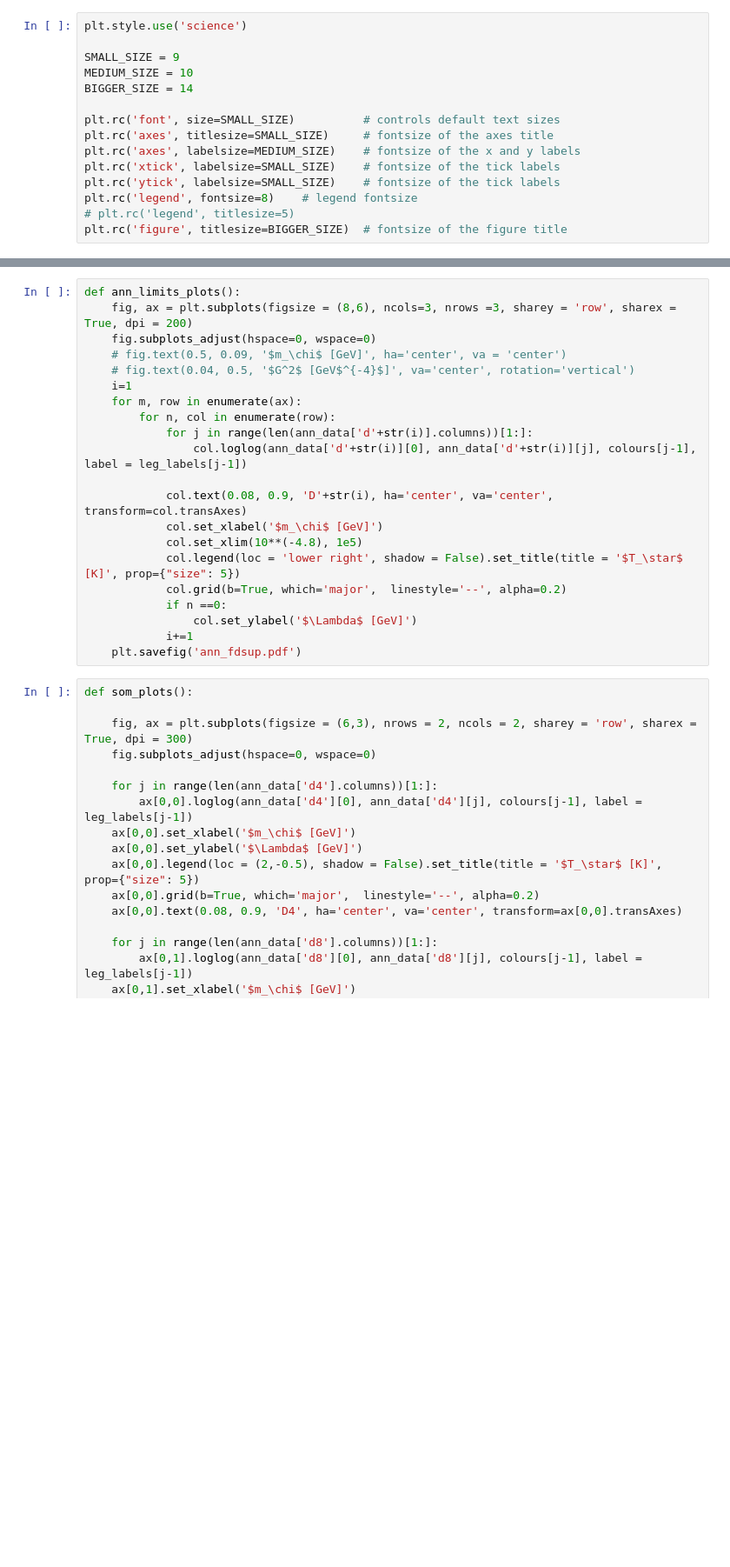
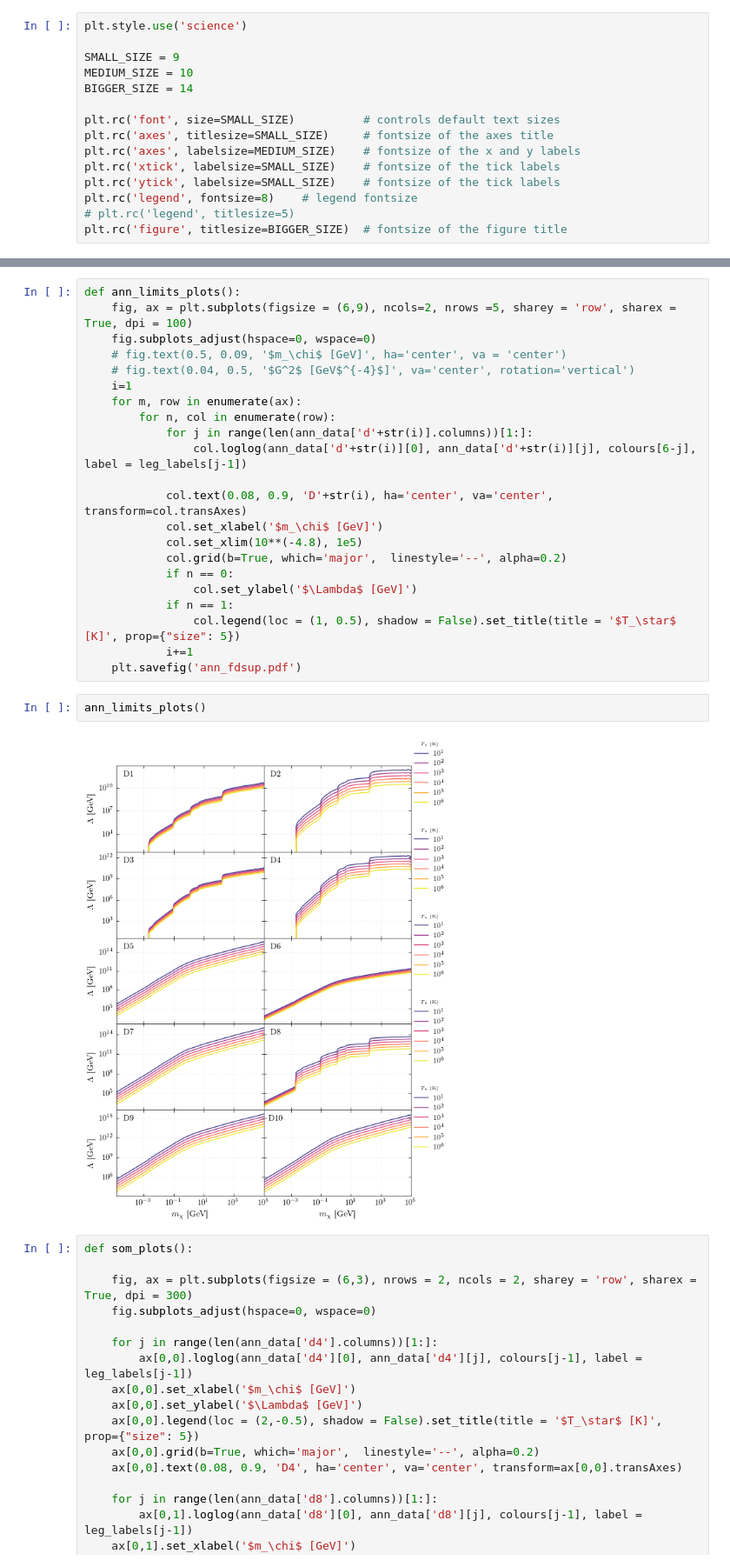
Before and after one commit to mvirgato/Masters, a Jupyter notebook: annihilation/pyAnn.ipynb, the cells around one changed output, grey strips where cells are left out. Shown at 87% size. Cells and saved outputs as stored; diff of their text form; blank space fills up the shorter version.

```diff
--- a/annihilation/pyAnn.ipynb
+++ b/annihilation/pyAnn.ipynb
@@ -40,7 +40,7 @@ for file in files_eq_khfd:
     khfd_data[file.replace('CA_eq_time_AHFD.dat', '')] = pd.read_csv(file, sep="\t", header = None)
 # %%
 def ann_limits_plots():
-    fig, ax = plt.subplots(figsize = (8,6), ncols=3, nrows =3, sharey = 'row', sharex = True, dpi = 200)
+    fig, ax = plt.subplots(figsize = (6,9), ncols=2, nrows =5, sharey = 'row', sharex = True, dpi = 100)
     fig.subplots_adjust(hspace=0, wspace=0)
     # fig.text(0.5, 0.09, '$m_\chi$ [GeV]', ha='center', va = 'center')
     # fig.text(0.04, 0.5, '$G^2$ [GeV$^{-4}$]', va='center', rotation='vertical')
@@ -48,17 +48,22 @@ def ann_limits_plots():
     for m, row in enumerate(ax):
         for n, col in enumerate(row):
             for j in range(len(ann_data['d'+str(i)].columns))[1:]:
-                col.loglog(ann_data['d'+str(i)][0], ann_data['d'+str(i)][j], colours[j-1], label = leg_labels[j-1])
+                col.loglog(ann_data['d'+str(i)][0], ann_data['d'+str(i)][j], colours[6-j], label = leg_labels[j-1])
 
             col.text(0.08, 0.9, 'D'+str(i), ha='center', va='center', transform=col.transAxes)
             col.set_xlabel('$m_\chi$ [GeV]')
             col.set_xlim(10**(-4.8), 1e5)
-            col.legend(loc = 'lower right', shadow = False).set_title(title = '$T_\star$ [K]', prop={"size": 5})
             col.grid(b=True, which='major',  linestyle='--', alpha=0.2)
-            if n ==0:
+            if n == 0:
                 col.set_ylabel('$\Lambda$ [GeV]')
+            if n == 1:
+                col.legend(loc = (1, 0.5), shadow = False).set_title(title = '$T_\star$ [K]', prop={"size": 5})
             i+=1
     plt.savefig('ann_fdsup.pdf')
+# %%
+ann_limits_plots()
+# %% [output]
+[figure, added]
 # %%
 def som_plots():
 
```
Also changed, not shown: parts of 3 cells of this notebook, 16 other files.
